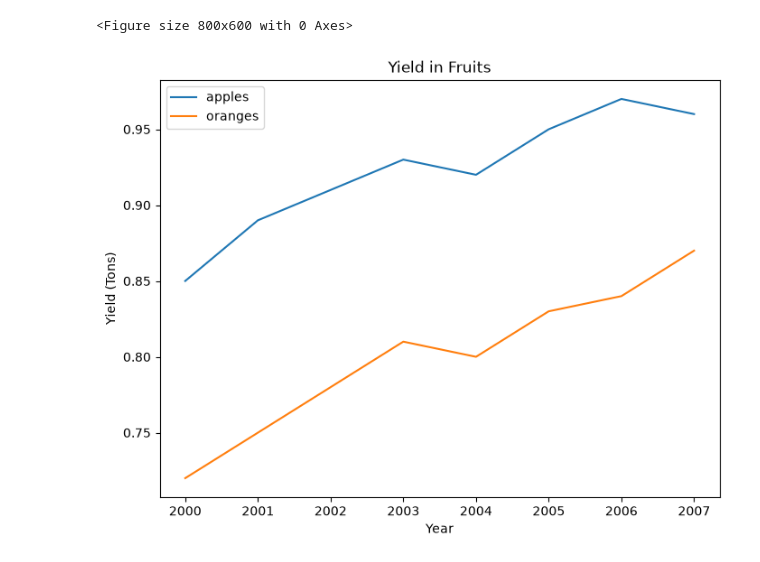
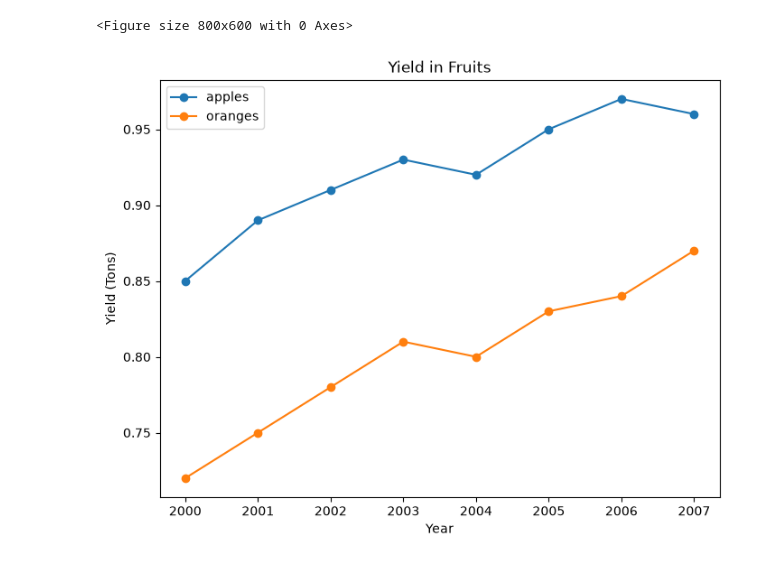
Before and after one commit to upparavinod7/ML-internship, a Jupyter notebook: numpy_.ipynb, the cells around one changed output. Saved outputs shown, nothing was run; the diff lists cells and outputs as text; code cells hidden in the pictures.

```diff
--- a/numpy_.ipynb
+++ b/numpy_.ipynb
@@ -8,0 +20,5 @@ print(np.__version__)
+# %%
+plt.style.use('ggplot')
+plt.figure(figsize=(8,6))
+sns.regplot(x=data['Age'], y=data['Price'])
+plt.show()
@@ -103,15 +191,15 @@ import random as rd
 # %%
 year = range(2000,2008)
 apple_yield = [0.85, 0.89, 0.91, 0.93, 0.92, 0.95, 0.97, 0.96]
 orange_yield = [0.72, 0.75, 0.78, 0.81, 0.80, 0.83, 0.84, 0.87]
 plt.figure(figsize = (8,6))
-plt.plot(year, apple_yield)
-plt.plot(year, orange_yield)
+plt.plot(year, apple_yield, marker='o')
+plt.plot(year, orange_yield, marker='o')
 plt.legend(['apples', 'oranges'])
 plt.xlabel('Year')
 plt.ylabel('Yield (Tons)')
 plt.title("Yield in Fruits")
 plt.show()
 # %% [output]
-[figure, old version]
+[figure, new version]
 # %%
```
Also changed, not shown: parts of 23 cells of this notebook, 2 other files.
